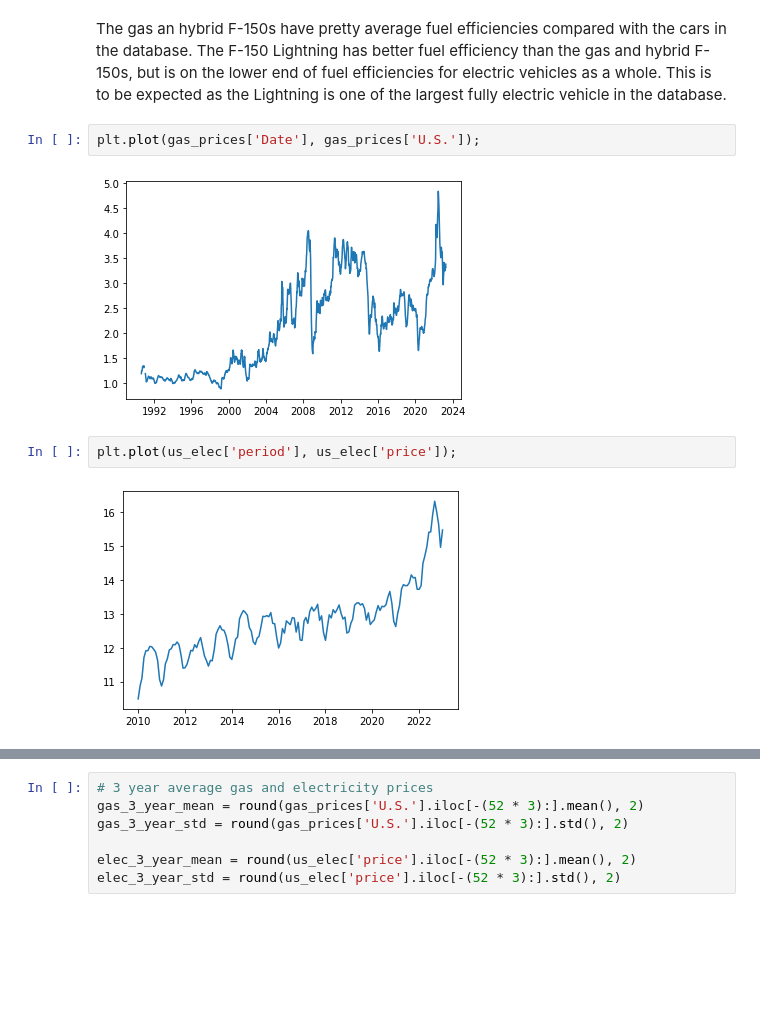
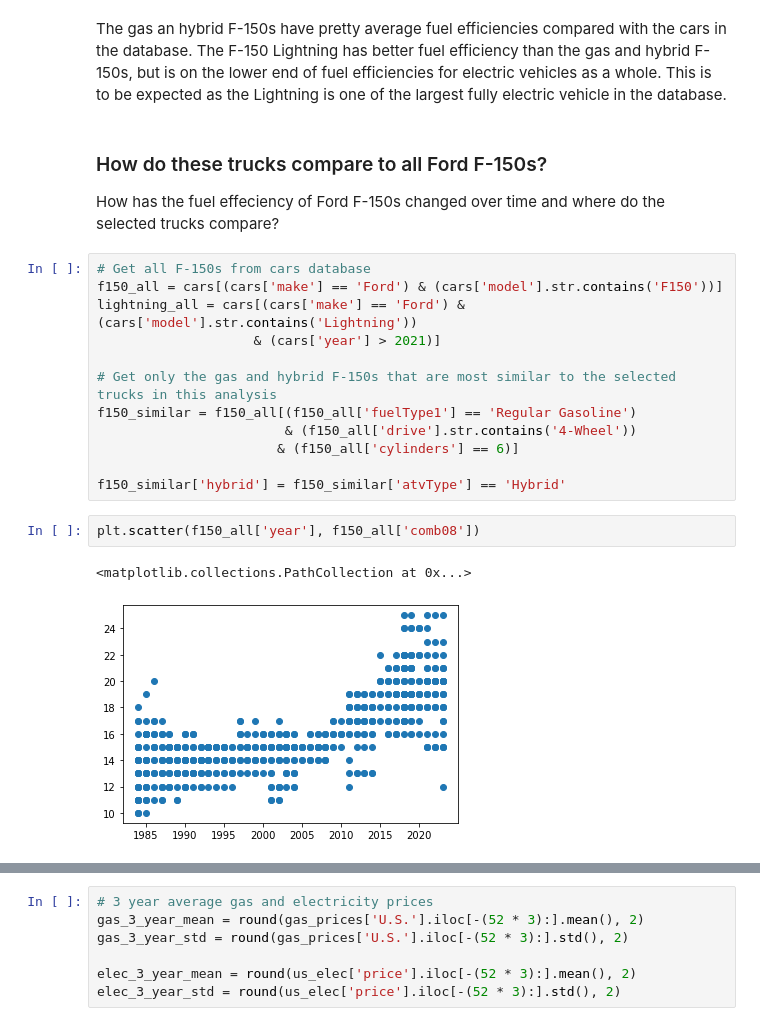
Before and after one commit to richardbradshaw/F-150-Fuel, a Jupyter notebook: F150_Analysis.ipynb, the cells around one changed output, grey strips where cells are left out. Drawn from its saved outputs; the diff is of its cells as text; blank space fills up the shorter version.

```diff
--- a/F150_Analysis.ipynb
+++ b/F150_Analysis.ipynb
@@ -163,10 +164,22 @@ plt.xlabel('Combined MPG(e)');
 # %% [markdown]
 The gas an hybrid F-150s have pretty average fuel efficiencies compared with the cars in the database. The F-150 Lightning has better fuel efficiency than the gas and hybrid F-150s, but is on the lower end of fuel efficiencies for electric vehicles as a whole. This is to be expected as the Lightning is one of the largest fully electric vehicle in the database.
-# %%
-plt.plot(gas_prices['Date'], gas_prices['U.S.']);
-# %% [output]
-[figure, removed]
-# %%
-plt.plot(us_elec['period'], us_elec['price']);
-# %% [output]
-[figure, removed]
+# %% [markdown]
+### How do these trucks compare to all Ford F-150s?
+How has the fuel effeciency of Ford F-150s changed over time and where do the selected trucks compare?
+# %%
+# Get all F-150s from cars database
+f150_all = cars[(cars['make'] == 'Ford') & (cars['model'].str.contains('F150'))]
+lightning_all = cars[(cars['make'] == 'Ford') & (cars['model'].str.contains('Lightning'))
+                    & (cars['year'] > 2021)]
+
+# Get only the gas and hybrid F-150s that are most similar to the selected trucks in this analysis
+f150_similar = f150_all[(f150_all['fuelType1'] == 'Regular Gasoline')
+                        & (f150_all['drive'].str.contains('4-Wheel'))
+                       & (f150_all['cylinders'] == 6)]
+
+f150_similar['hybrid'] = f150_similar['atvType'] == 'Hybrid'
+# %%
+plt.scatter(f150_all['year'], f150_all['comb08'])
+# %% [output]
+<matplotlib.collections.PathCollection at 0x...>
+[figure, added]
```
Also changed, not shown: parts of 46 cells of this notebook.
